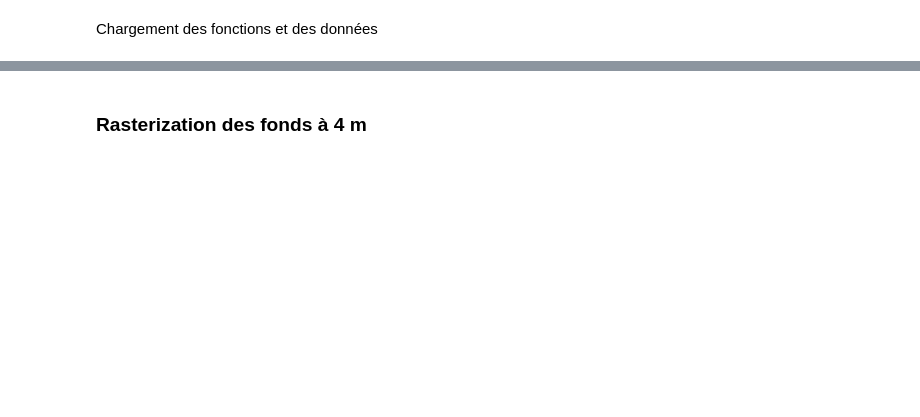
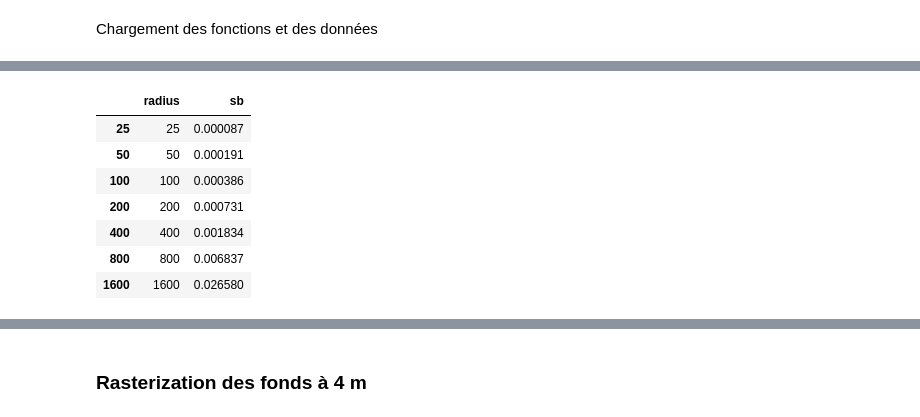
Before and after one commit to fsemecurbe/Fractal-Analysis, a Jupyter notebook: GWFA_analysis.ipynb, the cells around one changed output, grey strips where cells are left out. Saved outputs shown, nothing was run; the diff lists cells and outputs as text; code cells hidden in the pictures; blank space fills up the shorter version.

```diff
--- a/GWFA_analysis.ipynb
+++ b/GWFA_analysis.ipynb
@@ -48,0 +60,10 @@ def neighbors_near_point(df, list_of_radius):
+# %%
+def Gwfa_en_un_point(df, x_centre, y_centre, list_of_radius):
+    q=0
+    distance = (df.x - x_centre)** 2 + (df.y - y_centre)**2
+    weight = 1 / (1 - (distance / 16000**2))**2
+    temp = df[[str(t) for t in list_of_radius]]
+    temp = temp.mul(weight, axis=0)
+    temp = pd.DataFrame({'radius': list_of_radius, 'sb': np.sum(temp**(q-1),0)**(q-1)})
+    #temp.columns= ['radius', 'sb']
+    return(temp)
@@ -51,0 +89,11 @@ openfield = gpd.read_file('building_openfield.gpkg')
+# %%
+sb_bocage
+# %% [output]
+|  | radius | sb |
+| 25 | 25 | 0.000087 |
+| 50 | 50 | 0.000191 |
+| 100 | 100 | 0.000386 |
+| 200 | 200 | 0.000731 |
+| 400 | 400 | 0.001834 |
+| 800 | 800 | 0.006837 |
+| 1600 | 1600 | 0.026580 |
```
Also changed, not shown: parts of 17 cells of this notebook.
